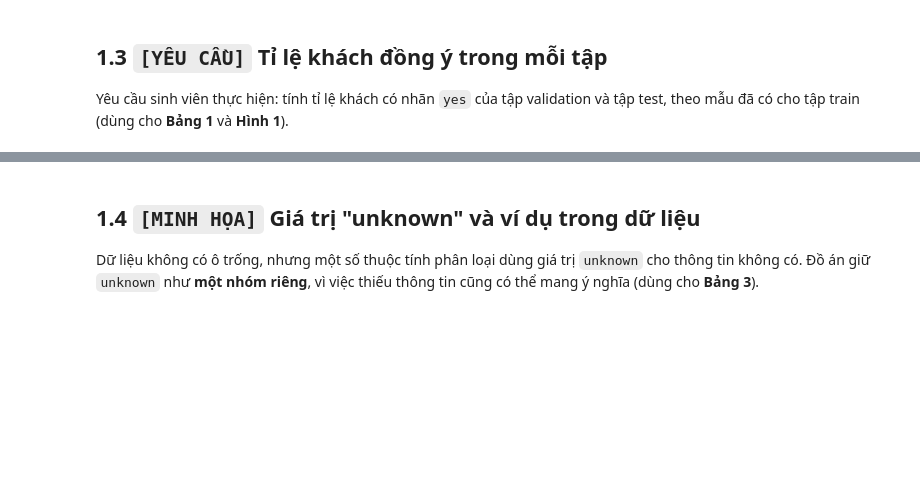
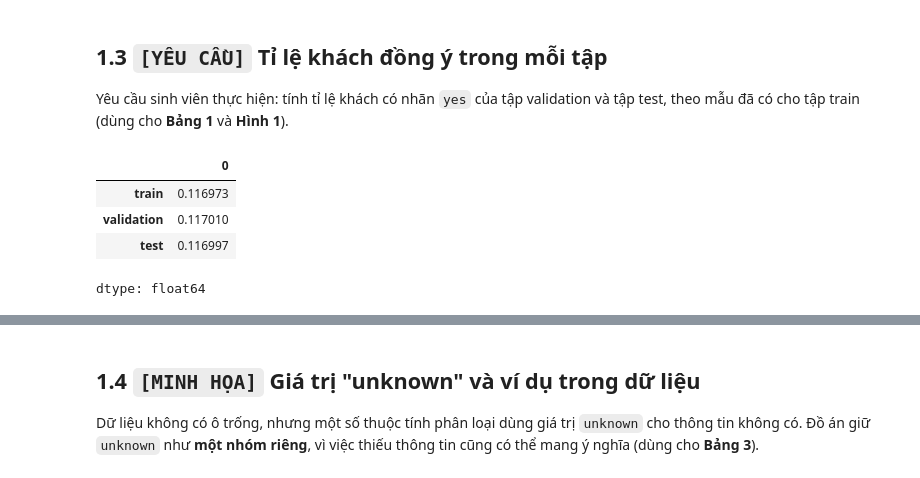
Before and after one commit to HuynhHoangPhong/project_MachineLearning, a Jupyter notebook: week-1_eda_va_thuoc_do.ipynb, the cells around one changed output, grey strips where cells are left out. Drawn from its saved outputs; the diff is of its cells as text; code cells hidden in the pictures; blank space fills up the shorter version.

```diff
--- a/week-1_eda_va_thuoc_do.ipynb
+++ b/week-1_eda_va_thuoc_do.ipynb
@@ -130,10 +130,16 @@ Yêu cầu sinh viên thực hiện: tính tỉ lệ khách có nhãn `yes` củ
 # %%
 ty_le_yes = {
     "train": (train["y"] == "yes").mean(),
-    "validation": None,     # YÊU CẦU: tỉ lệ yes của tập validation
-    "test": None,           # YÊU CẦU: tỉ lệ yes của tập test
+    "validation": (val["y"] == "yes").mean(),     # YÊU CẦU: tỉ lệ yes của tập validation
+    "test": (test["y"] == "yes").mean(),           # YÊU CẦU: tỉ lệ yes của tập test
 }
 pd.Series(ty_le_yes)
+# %% [output]
+|  | 0 |
+| train | 0.116973 |
+| validation | 0.117010 |
+| test | 0.116997 |
+dtype: float64
 # %%
 # [TỰ KIỂM TRA]
 expected_ty_le_yes = {"train": (train["y"] == "yes").mean(), "validation": (val["y"] == "yes").mean(), "test": (test["y"] == "yes").mean()}
```
Also changed, not shown: parts of 16 cells of this notebook, 8 other files.
